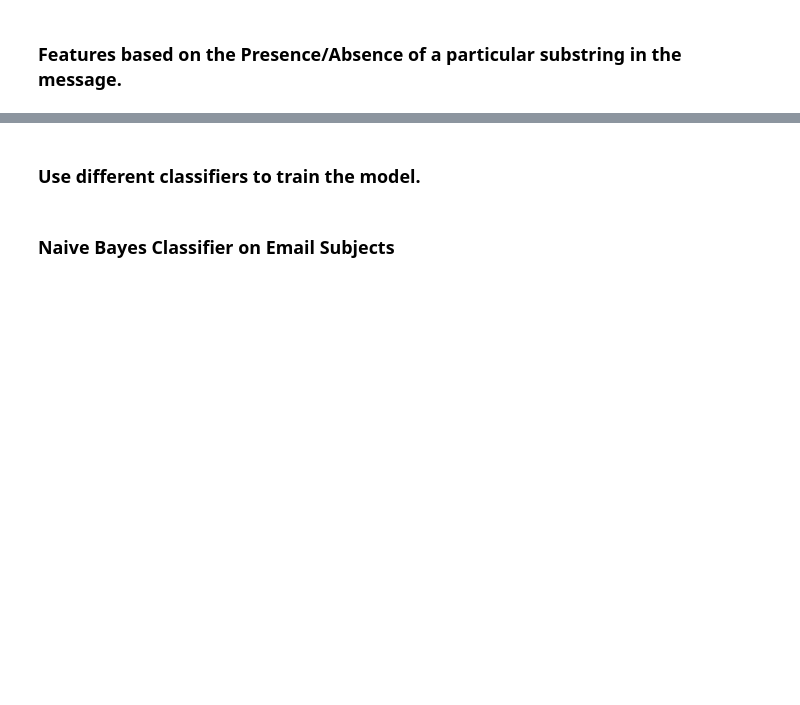
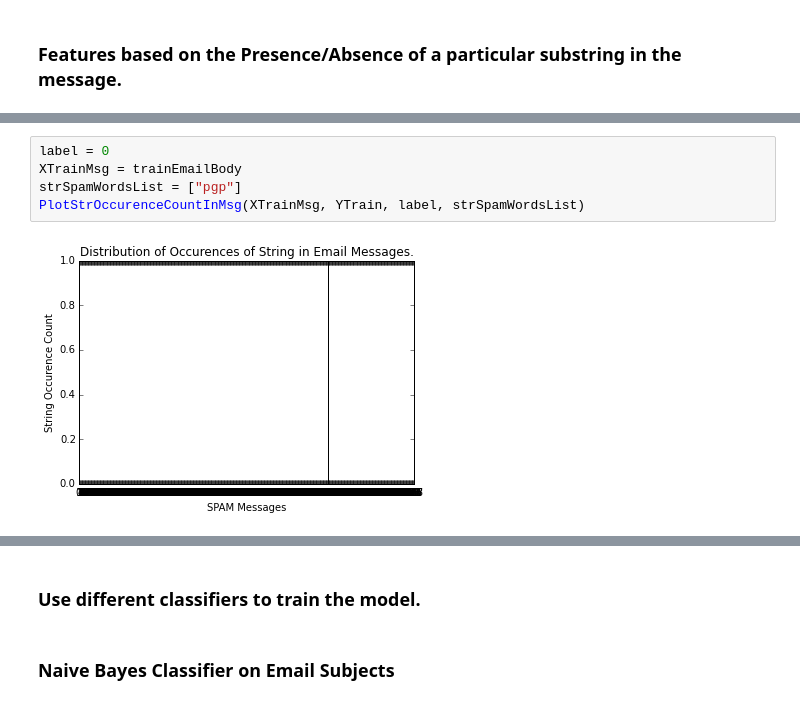
Before and after one commit to nehgu/Anomaly-Detection, a Jupyter notebook: Challenges/Spam Filtering Challenge 4/Spam_Filtering_Challenge_4.ipynb, the cells around one changed output, grey strips where cells are left out. Cells and saved outputs as stored; diff of their text form; blank space fills up the shorter version.

```diff
--- a/Challenges/Spam Filtering Challenge 4/Spam_Filtering_Challenge_4.ipynb
+++ b/Challenges/Spam Filtering Challenge 4/Spam_Filtering_Challenge_4.ipynb
@@ -577,0 +604,7 @@ ChkPresenceOfStringFeat(trainSubjects, "PGP SIGNATURE")
+# %%
+label = 0
+XTrainMsg = trainEmailBody
+strSpamWordsList = ["pgp"]
+PlotStrOccurenceCountInMsg(XTrainMsg, YTrain, label, strSpamWordsList)
+# %% [output]
+[figure, added]
```
Also changed, not shown: parts of 61 cells of this notebook, 1 other file.
